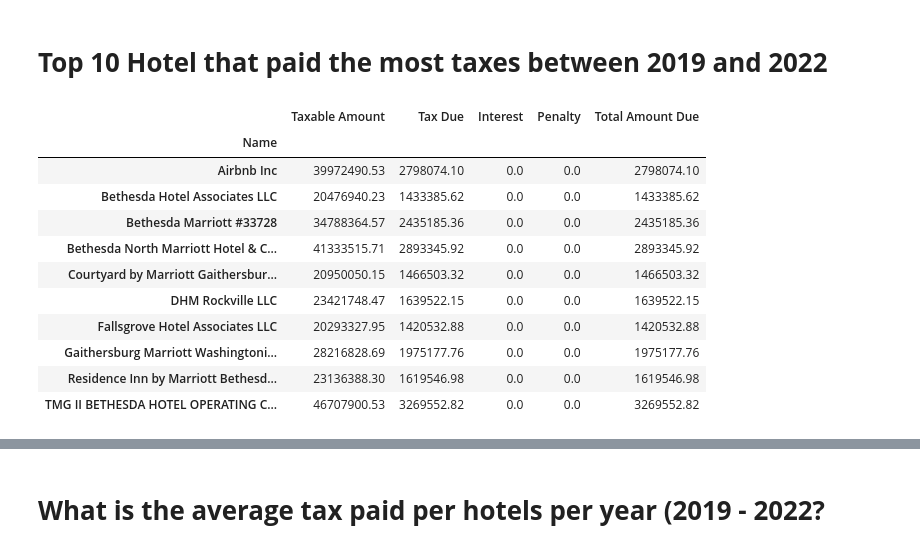
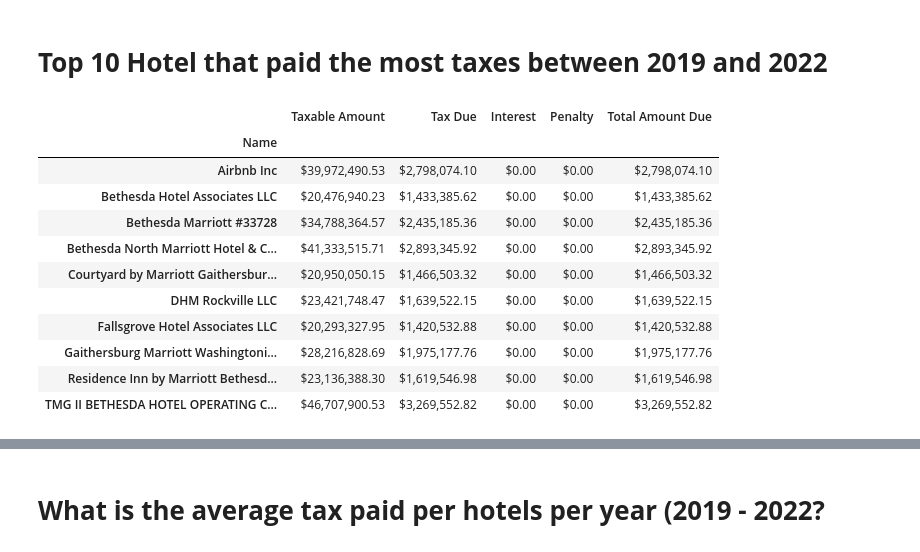
Before and after one commit to dlachaud/Data201, a Jupyter notebook: HotelTax.ipynb, the cells around one changed output, grey strips where cells are left out. Drawn from its saved outputs; the diff is of its cells as text; code cells hidden in the pictures.

```diff
--- a/HotelTax.ipynb
+++ b/HotelTax.ipynb
@@ -197,10 +204,10 @@ dfsum = df2.groupby('Name').sum()
 removcol0= ['Month','Quarter','Year']
 dfsum= dfsum.drop(columns=removcol0)
 #dfsum.style.format('${0:,.0f}')
-#pd.options.display.float_format = '{:,.2f}'.format
-#format_dict = {col_name: '${:,.2f}' for col_name in dfsum.select_dtypes(float).columns}
-#dfsum.head().style.format(format_dict)
-dfsum.head(15)
+pd.options.display.float_format = '{:,.2f}'.format
+format_dict = {col_name: '${:,.2f}' for col_name in dfsum.select_dtypes(float).columns}
+dfsum.head().style.format(format_dict)
+#dfsum.head(15)
 # %% [output]
 |  | Taxable Amount | Tax Due | Interest | Penalty | Total Amount Due |
 | Name |  |  |  |  |  |
@@ -288,23 +285,23 @@ print(dfsumdataframe[dfsumdataframe.duplicated(subset=['Name'],keep=False)])
 # %%
 df10 = dfsum.nlargest(10, ['Total Amount Due']).groupby('Name').sum()
 #removcol0= ['Month','Quarter','Year']
 #df10= df10.drop(columns=removcol0)
-#format_dict = {col_name: '${:,.2f}' for col_name in df10.select_dtypes(float).columns}
-#df10.head().style.format(format_dict)
-df10.head(10)
+format_dict = {col_name: '${:,.2f}' for col_name in df10.select_dtypes(float).columns}
+df10.head(10).style.format(format_dict)
+#df10.head(10)
 # %% [output]
 |  | Taxable Amount | Tax Due | Interest | Penalty | Total Amount Due |
 | Name |  |  |  |  |  |
-| Airbnb Inc | 39972490.53 | 2798074.10 | 0.0 | 0.0 | 2798074.10 |
-| Bethesda Hotel Associates LLC | 20476940.23 | 1433385.62 | 0.0 | 0.0 | 1433385.62 |
-| Bethesda Marriott #33728 | 34788364.57 | 2435185.36 | 0.0 | 0.0 | 2435185.36 |
-| Bethesda North Marriott Hotel & C... | 41333515.71 | 2893345.92 | 0.0 | 0.0 | 2893345.92 |
-| Courtyard by Marriott Gaithersbur... | 20950050.15 | 1466503.32 | 0.0 | 0.0 | 1466503.32 |
-| DHM Rockville LLC | 23421748.47 | 1639522.15 | 0.0 | 0.0 | 1639522.15 |
-| Fallsgrove Hotel Associates LLC | 20293327.95 | 1420532.88 | 0.0 | 0.0 | 1420532.88 |
-| Gaithersburg Marriott Washingtoni... | 28216828.69 | 1975177.76 | 0.0 | 0.0 | 1975177.76 |
-| Residence Inn by Marriott Bethesd... | 23136388.30 | 1619546.98 | 0.0 | 0.0 | 1619546.98 |
-| TMG II BETHESDA HOTEL OPERATING C... | 46707900.53 | 3269552.82 | 0.0 | 0.0 | 3269552.82 |
+| Airbnb Inc | $39,972,490.53 | $2,798,074.10 | $0.00 | $0.00 | $2,798,074.10 |
+| Bethesda Hotel Associates LLC | $20,476,940.23 | $1,433,385.62 | $0.00 | $0.00 | $1,433,385.62 |
+| Bethesda Marriott #33728 | $34,788,364.57 | $2,435,185.36 | $0.00 | $0.00 | $2,435,185.36 |
+| Bethesda North Marriott Hotel & C... | $41,333,515.71 | $2,893,345.92 | $0.00 | $0.00 | $2,893,345.92 |
+| Courtyard by Marriott Gaithersbur... | $20,950,050.15 | $1,466,503.32 | $0.00 | $0.00 | $1,466,503.32 |
+| DHM Rockville LLC | $23,421,748.47 | $1,639,522.15 | $0.00 | $0.00 | $1,639,522.15 |
+| Fallsgrove Hotel Associates LLC | $20,293,327.95 | $1,420,532.88 | $0.00 | $0.00 | $1,420,532.88 |
+| Gaithersburg Marriott Washingtoni... | $28,216,828.69 | $1,975,177.76 | $0.00 | $0.00 | $1,975,177.76 |
+| Residence Inn by Marriott Bethesd... | $23,136,388.30 | $1,619,546.98 | $0.00 | $0.00 | $1,619,546.98 |
+| TMG II BETHESDA HOTEL OPERATING C... | $46,707,900.53 | $3,269,552.82 | $0.00 | $0.00 | $3,269,552.82 |
 # %%
 #df.loc[df['Year'] =='2022'].groupby('Name').sum().sort_values(by=['Total Amount Due']).head(10).plot(kind="bar")
 removcol= ['Taxable Amount', 'Tax Due', 'Interest', 'Penalty']
```
Also changed, not shown: parts of 40 cells of this notebook.
